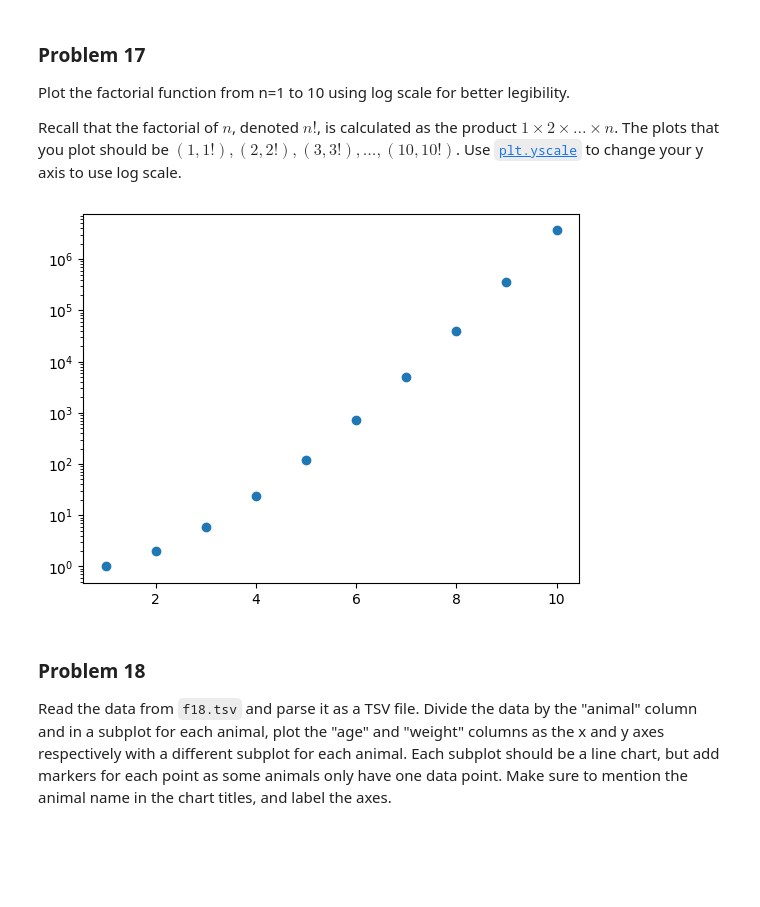
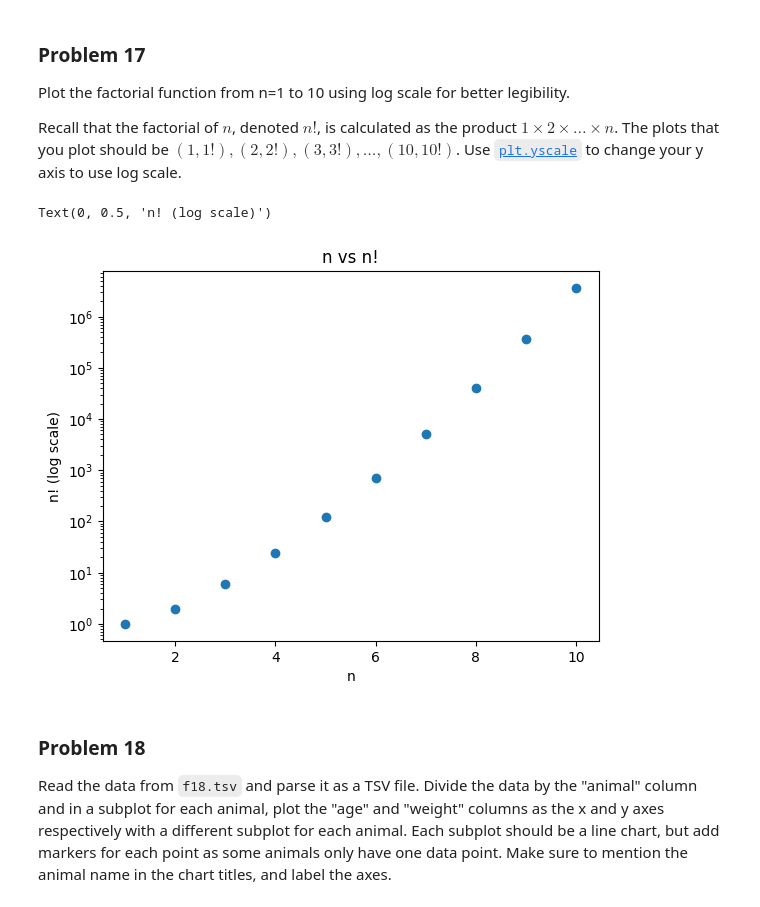
Before and after one commit to mmorebugit/dx602-homework-05, a Jupyter notebook: homework.ipynb, the cells around one changed output. Drawn from its saved outputs; the diff is of its cells as text; code cells hidden in the pictures; blank space fills up the shorter version.

```diff
--- a/homework.ipynb
+++ b/homework.ipynb
@@ -437,13 +440,17 @@ Use [`plt.yscale`](https://matplotlib.org/stable/api/_as_gen/matplotlib.pyplot.y
 # %%
 # YOUR CHANGES HERE
 x = list(range(1,11))
 
 y = [math.factorial(i) for i in x]
 
 plt.scatter(x,y)
 plt.yscale("log")
+plt.title('n vs n!')
+plt.xlabel('n')
+plt.ylabel('n! (log scale)')
 # %% [output]
+Text(0, 0.5, 'n! (log scale)')
-[figure, old version]
+[figure, new version]
 # %% [markdown]
 ### Problem 18
 
```
Also changed, not shown: parts of 2 cells of this notebook.
